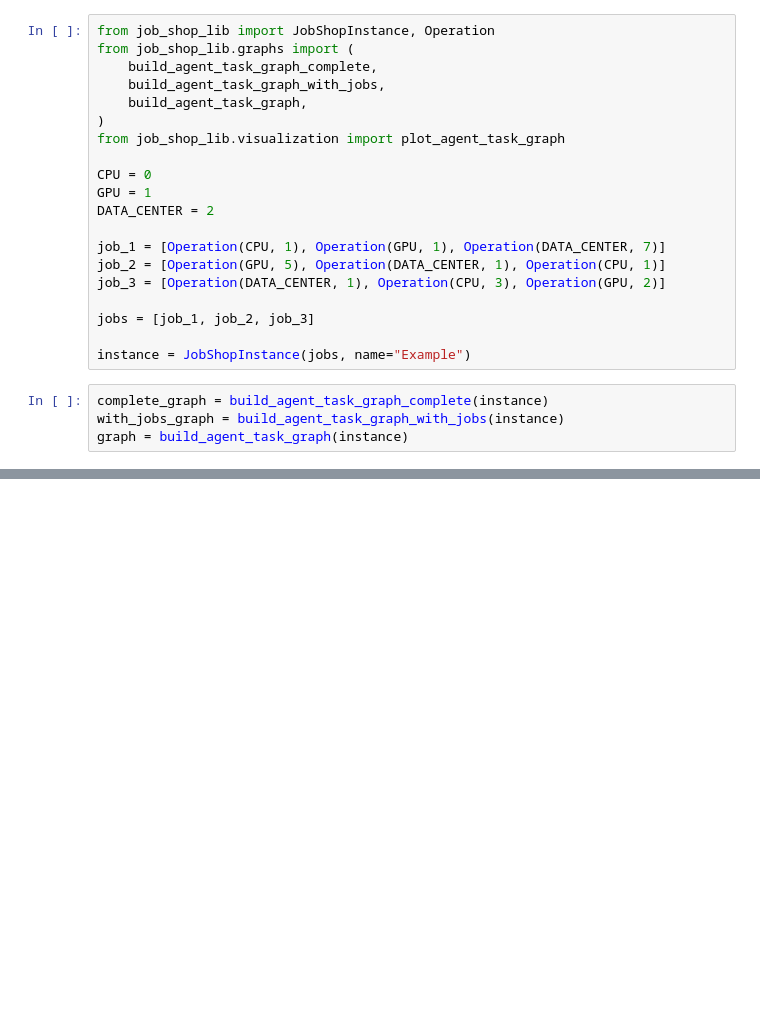
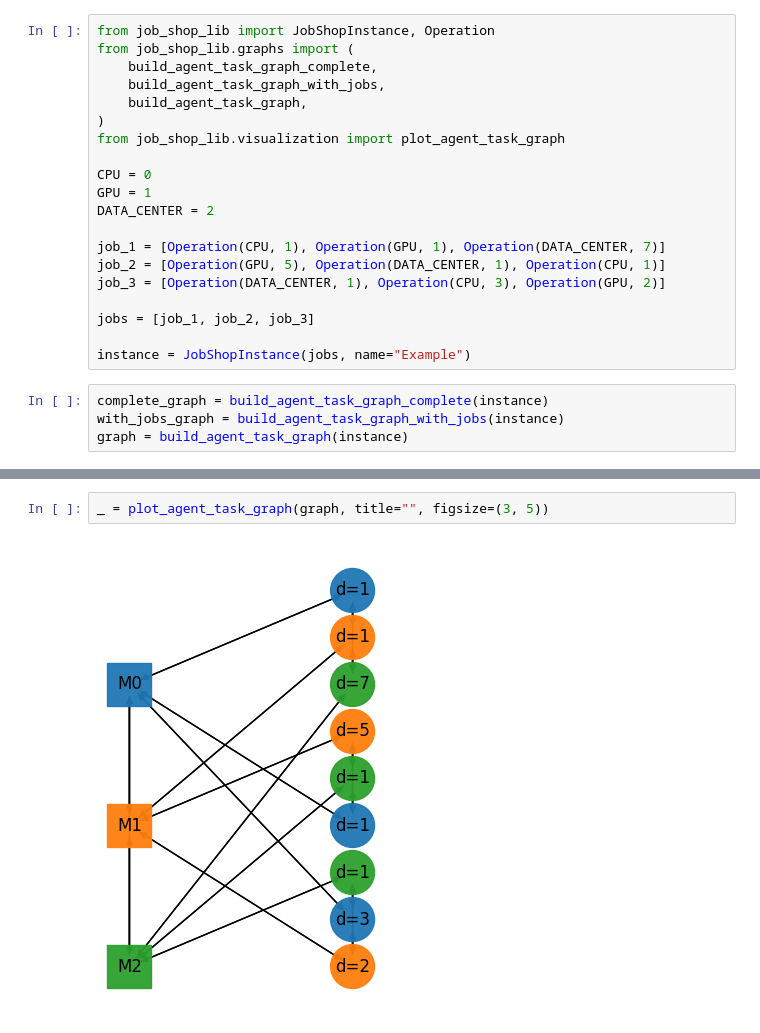
Before and after one commit to Pabloo22/job_shop_lib, a Jupyter notebook: tutorial/07-Agent-Task-Graph.ipynb, the cells around one changed output, grey strips where cells are left out. Saved outputs shown, nothing was run; the diff lists cells and outputs as text; blank space fills up the shorter version.

```diff
--- a/tutorial/07-Agent-Task-Graph.ipynb
+++ b/tutorial/07-Agent-Task-Graph.ipynb
@@ -29,0 +33,4 @@ ValueError: 'c' argument has 3 elements, which is inconsistent with 'x' and 'y'
+# %%
+_ = plot_agent_task_graph(graph, title="", figsize=(3, 5))
+# %% [output]
+[figure, added]
```
Also changed, not shown: parts of 3 cells of this notebook, 1 other file.
